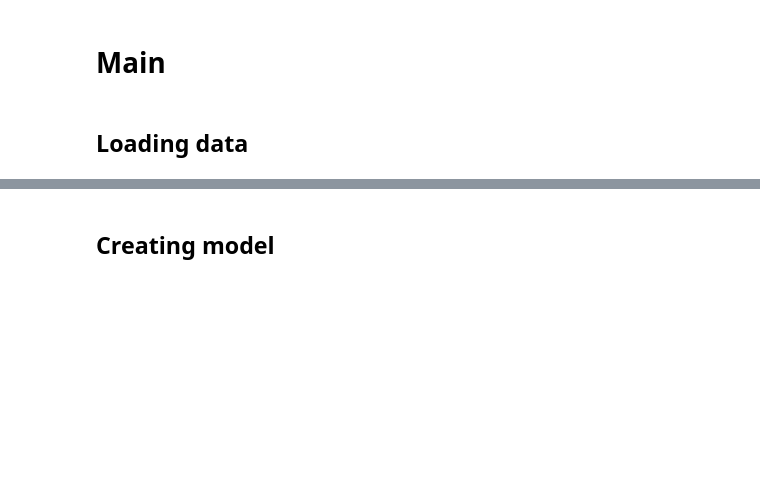
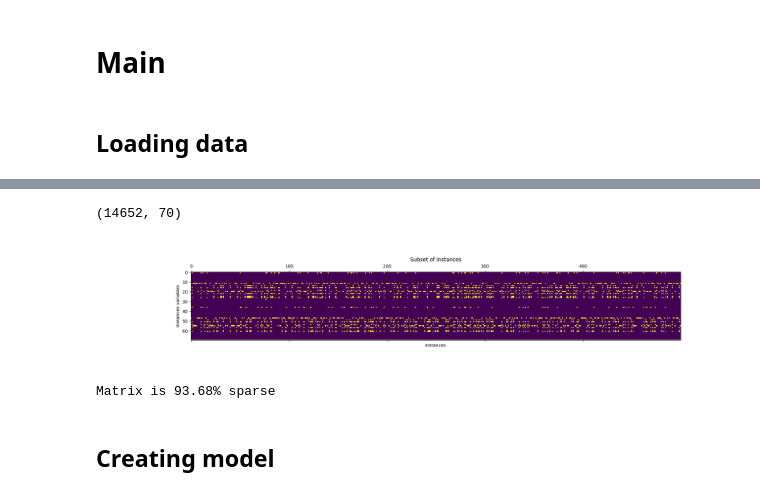
Before and after one commit to SebastienGuillemin/statistics, a Jupyter notebook: nn/basic-nn.ipynb, the cells around one changed output, grey strips where cells are left out. Saved outputs shown, nothing was run; the diff lists cells and outputs as text; code cells hidden in the pictures; blank space fills up the shorter version.

```diff
--- a/nn/basic-nn.ipynb
+++ b/nn/basic-nn.ipynb
@@ -110,3 +116,26 @@ dataset_X, dataset_y = full_dataset.get_row_dataset()
+# %%
+matrix = np.matrix(dataset_X)
+matrix = matrix
+print(matrix.shape)
+
+bin_matrix = matrix.copy()
+bin_matrix[bin_matrix > 0] = 1
+
+plot_matrix = bin_matrix[:500,:].T
+
+matfig = plt.figure(figsize=(20,4))
+plt.matshow(plot_matrix, fignum=matfig.number)
+plt.title('Subset of instances')
+plt.xlabel('Instances')
+plt.ylabel('Instances variables')
+plt.show()
+
+sparsisty = np.count_nonzero(matrix == 0) / matrix.size
+print(f'Matrix is {100 * sparsisty:3.2f}% sparse')
+# %% [output]
+(14652, 70)
+[figure, added]
+Matrix is 93.68% sparse
 # %% [markdown]
 ## Creating model
 # %%
```
Also changed, not shown: parts of 4 cells of this notebook.
